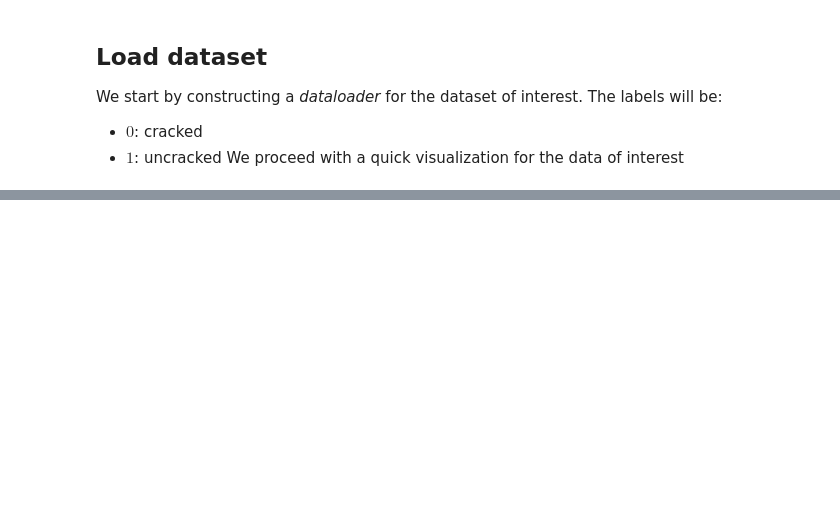
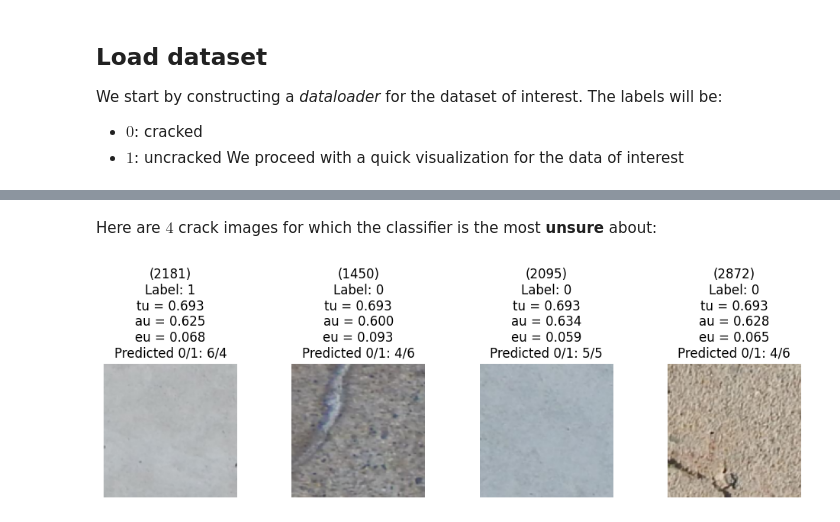
Before and after one commit to mattyred/KAUST-STAT301-BayesianDeepLearning, a Jupyter notebook: bdl_project.ipynb, the cells around one changed output, grey strips where cells are left out. Cells and saved outputs as stored; diff of their text form; code cells hidden in the pictures; blank space fills up the shorter version.

```diff
--- a/bdl_project.ipynb
+++ b/bdl_project.ipynb
@@ -154,0 +239,6 @@ plt.show()
+# %% [markdown]
+Here are $4$ crack images for which the classifier is the most **unsure** about:
+# %%
+plot_images_uncertainty(output_probs, tu, au, eu, max_unc=True)
+# %% [output]
+[figure, added]
```
Also changed, not shown: parts of 20 cells of this notebook, 15 other files.
